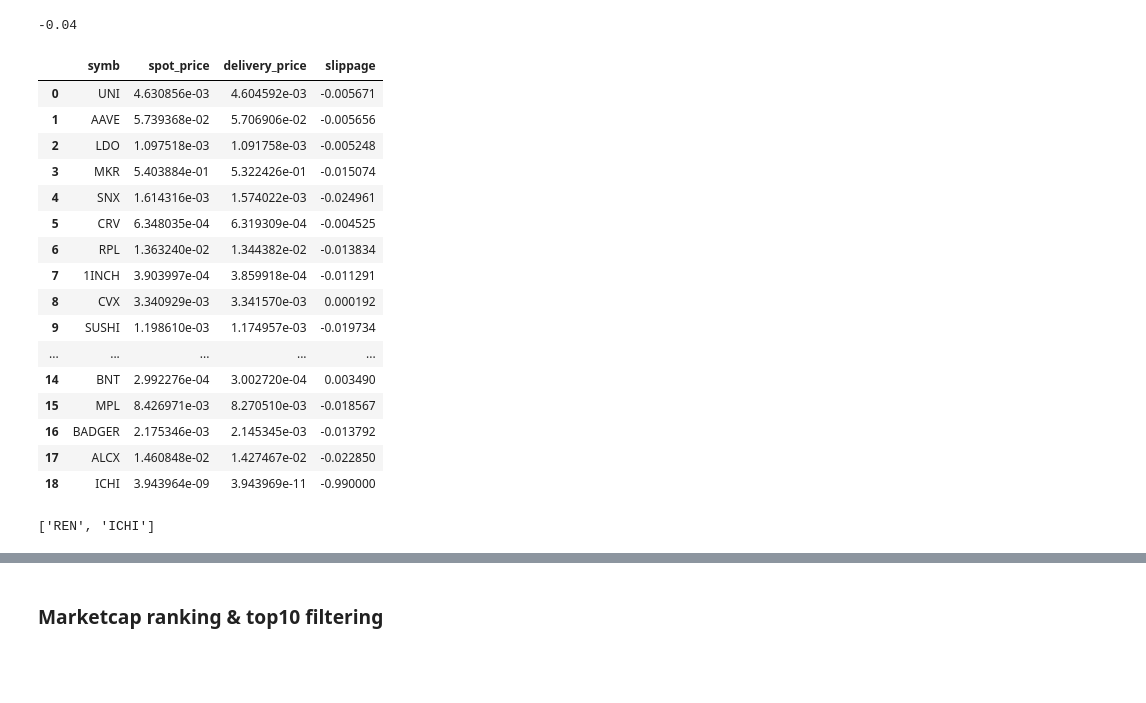
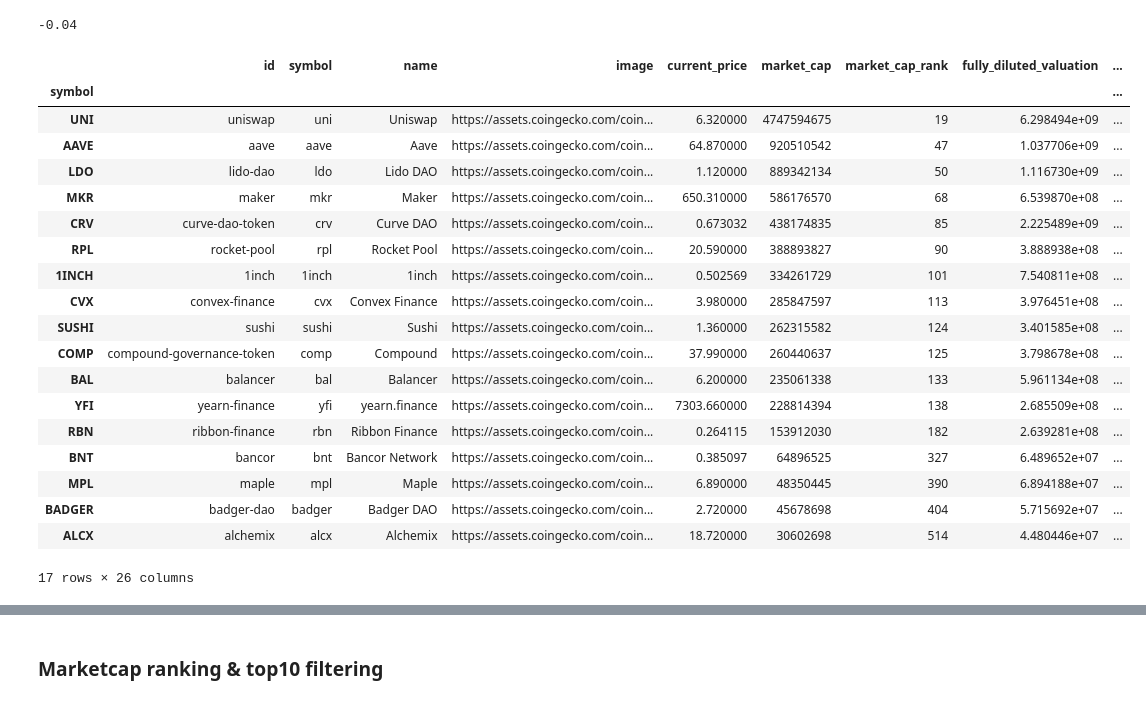
Before and after one commit to Phuture-Finance/rebalancing-data, a Jupyter notebook: PDI/pdi_December_2022.ipynb, the cells around one changed output, grey strips where cells are left out. Drawn from its saved outputs; the diff is of its cells as text; code cells hidden in the pictures; blank space fills up the shorter version.

```diff
--- a/PDI/pdi_December_2022.ipynb
+++ b/PDI/pdi_December_2022.ipynb
@@ -386,13 +141,0 @@ for dex, func in query_functions.items():
-# %%
-liquidities = pd.DataFrame.from_dict(liqs_dict)
-
-#Adjusting RBN liquidity due to subgraph error. RBN/WETH pool is overestimated by 10x on the subgraph
-univ3_url = api_urls["univ3"]
-query = """query{
-pool(id:"0x94981f69f7483af3ae218cbfe65233cc3c60d93a"){
-  totalValueLockedUSD
-}
-}"""
-response = requests.post(univ3_url, json={'query': query})
-tvl = float(response.json()['data']['pool']["totalValueLockedUSD"])
-liquidities.loc[["RBN"],["univ3"]]= liquidities.loc[["RBN"],["univ3"]]["univ3"] - tvl +tvl/10
@@ -505,7 +146,7 @@ exclude_list = []
 
 prices_data = pd.DataFrame()
 marketcaps = pd.DataFrame()
-for index, data in nq_passed[['id', 'symbol']].iterrows():
+for index, data in sp_passed[['id', 'symbol']].iterrows():
     id_ = data['id']
     symbol = data['symbol'].upper()
     data = cg.get_coin_market_chart_by_id(id_, vs_currency='USD', days='max')
@@ -587 +258,3 @@ liquidities.loc[lt_passed.index]
+# %%
+passed_q_and_non_q_checks = sp_passed.query('index not in @exclude_list' )
 # %% [markdown]
@@ -604,7 +277,7 @@ $$slippage = \frac{p_d}{p_s} - 1 = \frac{R_1+x_0}{R_1+x} - 1 = \frac{p_1R_1+p_1x
 # %%
 liq = 5*10**6
 liq_os = liq / 2 # one-side liquidity
-trade_value_tiny = 1e3
+trade_value_tiny = 1e2
 trade_value = 1e5
 # %%
 max_slippage = (liq_os + trade_value_tiny) / (liq_os + trade_value) - 1
@@ -646,26 +322,29 @@ for symb, data in lt_passed.iterrows():
 # %%
 slippages_df = pd.DataFrame(slippages)
-slippages_df
-# %% [output]
-|  | symb | spot_price | delivery_price | slippage |
-| 0 | UNI | 4.630856e-03 | 4.604592e-03 | -0.005671 |
-| 1 | AAVE | 5.739368e-02 | 5.706906e-02 | -0.005656 |
-| 2 | LDO | 1.097518e-03 | 1.091758e-03 | -0.005248 |
-| 3 | MKR | 5.403884e-01 | 5.322426e-01 | -0.015074 |
-| 4 | SNX | 1.614316e-03 | 1.574022e-03 | -0.024961 |
-| 5 | CRV | 6.348035e-04 | 6.319309e-04 | -0.004525 |
-| 6 | RPL | 1.363240e-02 | 1.344382e-02 | -0.013834 |
-| 7 | 1INCH | 3.903997e-04 | 3.859918e-04 | -0.011291 |
-| 8 | CVX | 3.340929e-03 | 3.341570e-03 | 0.000192 |
-| 9 | SUSHI | 1.198610e-03 | 1.174957e-03 | -0.019734 |
-| ... | ... | ... | ... | ... |
-| 14 | BNT | 2.992276e-04 | 3.002720e-04 | 0.003490 |
-| 15 | MPL | 8.426971e-03 | 8.270510e-03 | -0.018567 |
-| 16 | BADGER | 2.175346e-03 | 2.145345e-03 | -0.013792 |
-| 17 | ALCX | 1.460848e-02 | 1.427467e-02 | -0.022850 |
-| 18 | ICHI | 3.943964e-09 | 3.943969e-11 | -0.990000 |
 # %%
-exclude_list = list(slippages_df[abs(slippages_df['slippage']) > abs(max_slippage)]['symb'])
-exclude_list
+include_list = list(slippages_df[abs(slippages_df['slippage']) < abs(max_slippage)]['symb'])
+
+liquidity_check = sp_passed.query('index in @include_list')
+
+liquidity_check
 # %% [output]
+|  | id | symbol | name | image | current_price | market_cap | market_cap_rank | fully_diluted_valuation | ... |
+| symbol |  |  |  |  |  |  |  |  | ... |
+| UNI | uniswap | uni | Uniswap | https://assets.coingecko.com/coin... | 6.320000 | 4747594675 | 19 | 6.298494e+09 | ... |
+| AAVE | aave | aave | Aave | https://assets.coingecko.com/coin... | 64.870000 | 920510542 | 47 | 1.037706e+09 | ... |
+| LDO | lido-dao | ldo | Lido DAO | https://assets.coingecko.com/coin... | 1.120000 | 889342134 | 50 | 1.116730e+09 | ... |
+| MKR | maker | mkr | Maker | https://assets.coingecko.com/coin... | 650.310000 | 586176570 | 68 | 6.539870e+08 | ... |
+| CRV | curve-dao-token | crv | Curve DAO | https://assets.coingecko.com/coin... | 0.673032 | 438174835 | 85 | 2.225489e+09 | ... |
+| RPL | rocket-pool | rpl | Rocket Pool | https://assets.coingecko.com/coin... | 20.590000 | 388893827 | 90 | 3.888938e+08 | ... |
+| 1INCH | 1inch | 1inch | 1inch | https://assets.coingecko.com/coin... | 0.502569 | 334261729 | 101 | 7.540811e+08 | ... |
+| CVX | convex-finance | cvx | Convex Finance | https://assets.coingecko.com/coin... | 3.980000 | 285847597 | 113 | 3.976451e+08 | ... |
+| SUSHI | sushi | sushi | Sushi | https://assets.coingecko.com/coin... | 1.360000 | 262315582 | 124 | 3.401585e+08 | ... |
+| COMP | compound-governance-token | comp | Compound | https://assets.coingecko.com/coin... | 37.990000 | 260440637 | 125 | 3.798678e+08 | ... |
+| BAL | balancer | bal | Balancer | https://assets.coingecko.com/coin... | 6.200000 | 235061338 | 133 | 5.961134e+08 | ... |
+| YFI | yearn-finance | yfi | yearn.finance | https://assets.coingecko.com/coin... | 7303.660000 | 228814394 | 138 | 2.685509e+08 | ... |
+| RBN | ribbon-finance | rbn | Ribbon Finance | https://assets.coingecko.com/coin... | 0.264115 | 153912030 | 182 | 2.639281e+08 | ... |
+| BNT | bancor | bnt | Bancor Network | https://assets.coingecko.com/coin... | 0.385097 | 64896525 | 327 | 6.489652e+07 | ... |
+| MPL | maple | mpl | Maple | https://assets.coingecko.com/coin... | 6.890000 | 48350445 | 390 | 6.894188e+07 | ... |
+| BADGER | badger-dao | badger | Badger DAO | https://assets.coingecko.com/coin... | 2.720000 | 45678698 | 404 | 5.715692e+07 | ... |
+| ALCX | alchemix | alcx | Alchemix | https://assets.coingecko.com/coin... | 18.720000 | 30602698 | 514 | 4.480446e+07 | ... |
-['REN', 'ICHI']
+17 rows × 26 columns
```
Also changed, not shown: parts of 46 cells of this notebook, 1 other file.
